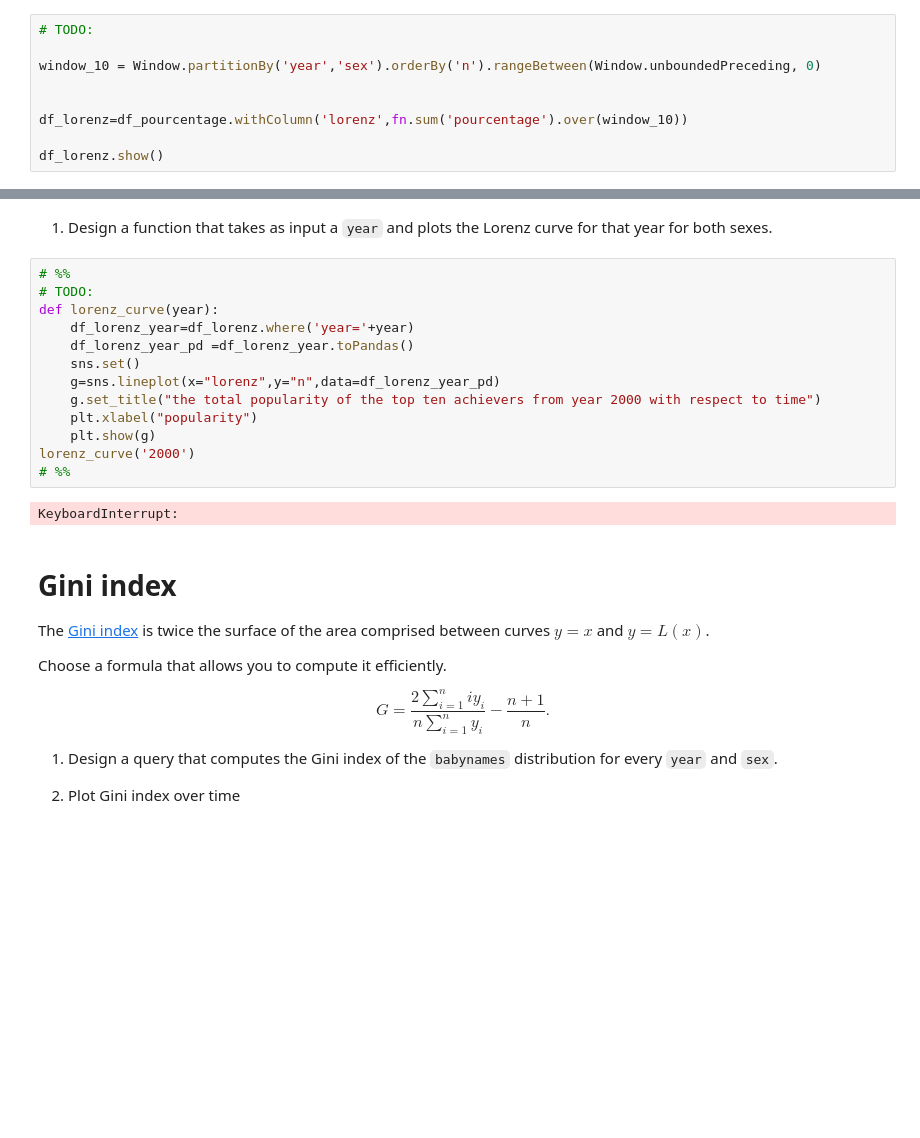
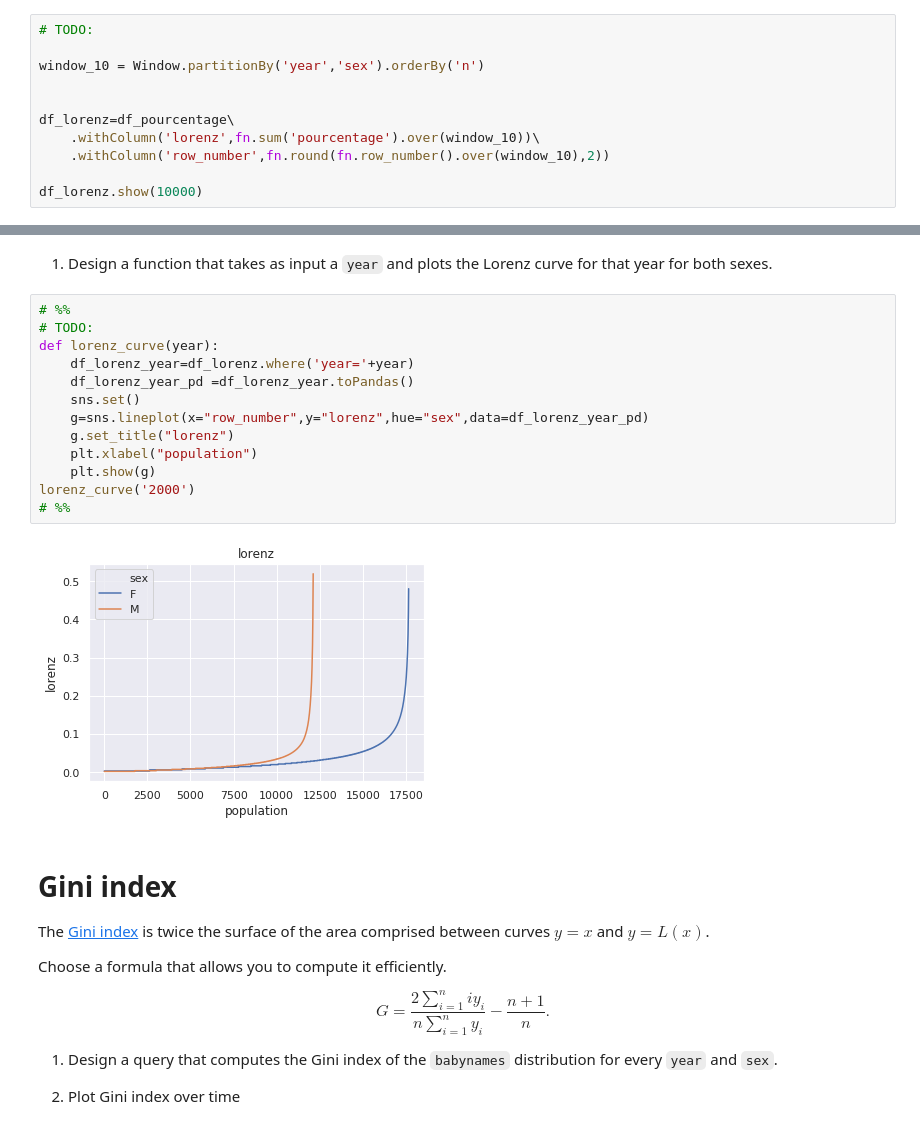
Before and after one commit to anis45/TechBigDataHomeWork, a Jupyter notebook: homework02.ipynb, the cells around one changed output, grey strips where cells are left out. Drawn from its saved outputs; the diff is of its cells as text; blank space fills up the shorter version.

```diff
--- a/homework02.ipynb
+++ b/homework02.ipynb
@@ -385,9 +385,11 @@ row computes the value of the Lorenz function defined by `year`  and `sex`.
 # %%
 # TODO:
 
-window_10 = Window.partitionBy('year','sex').orderBy('n').rangeBetween(Window.unboundedPreceding, 0)
+window_10 = Window.partitionBy('year','sex').orderBy('n')
 
 
-df_lorenz=df_pourcentage.withColumn('lorenz',fn.sum('pourcentage').over(window_10))
+df_lorenz=df_pourcentage\
+    .withColumn('lorenz',fn.sum('pourcentage').over(window_10))\
+    .withColumn('row_number',fn.round(fn.row_number().over(window_10),2))
 
-df_lorenz.show()
+df_lorenz.show(10000)
@@ -399,18 +419,18 @@ for that year for both sexes.
 # %%
 # %%
 # TODO:
 def lorenz_curve(year):
     df_lorenz_year=df_lorenz.where('year='+year)
     df_lorenz_year_pd =df_lorenz_year.toPandas()
     sns.set()
-    g=sns.lineplot(x="lorenz",y="n",data=df_lorenz_year_pd)
-    g.set_title("the total popularity of the top ten achievers from year 2000 with respect to time")
-    plt.xlabel("popularity")
+    g=sns.lineplot(x="row_number",y="lorenz",hue="sex",data=df_lorenz_year_pd)
+    g.set_title("lorenz")
+    plt.xlabel("population")
     plt.show(g)
 lorenz_curve('2000')
 # %%
 # %% [output]
-KeyboardInterrupt:
+[figure, added]
 # %% [markdown]
 
 Gini index
```
Also changed, not shown: parts of 3 cells of this notebook.
